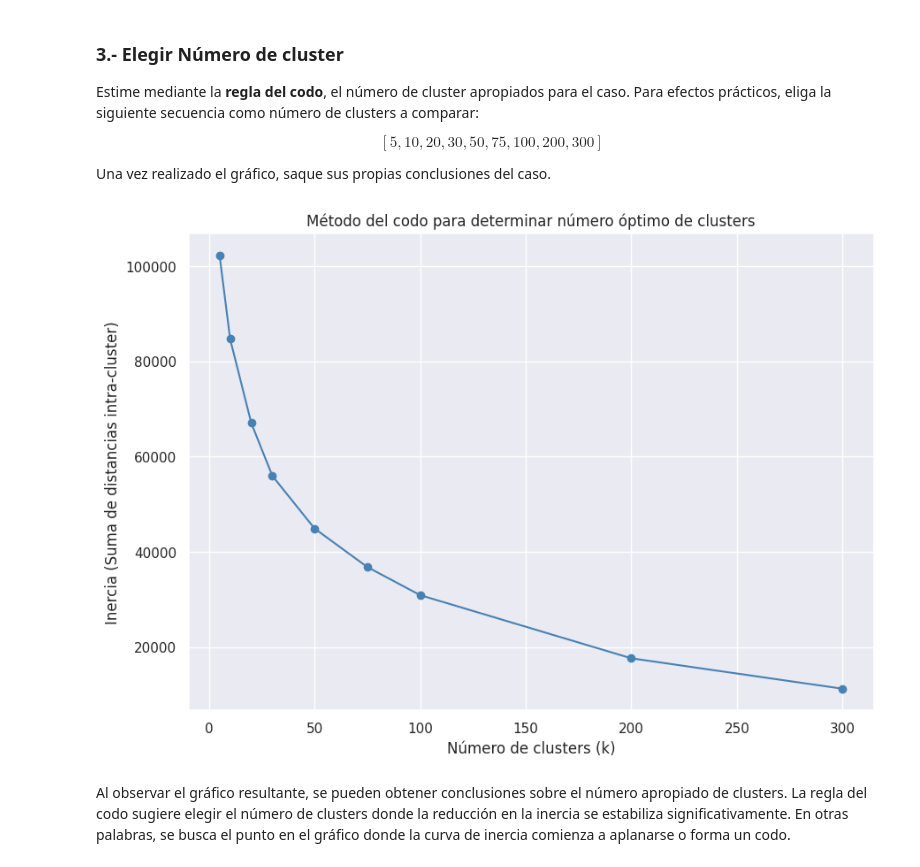
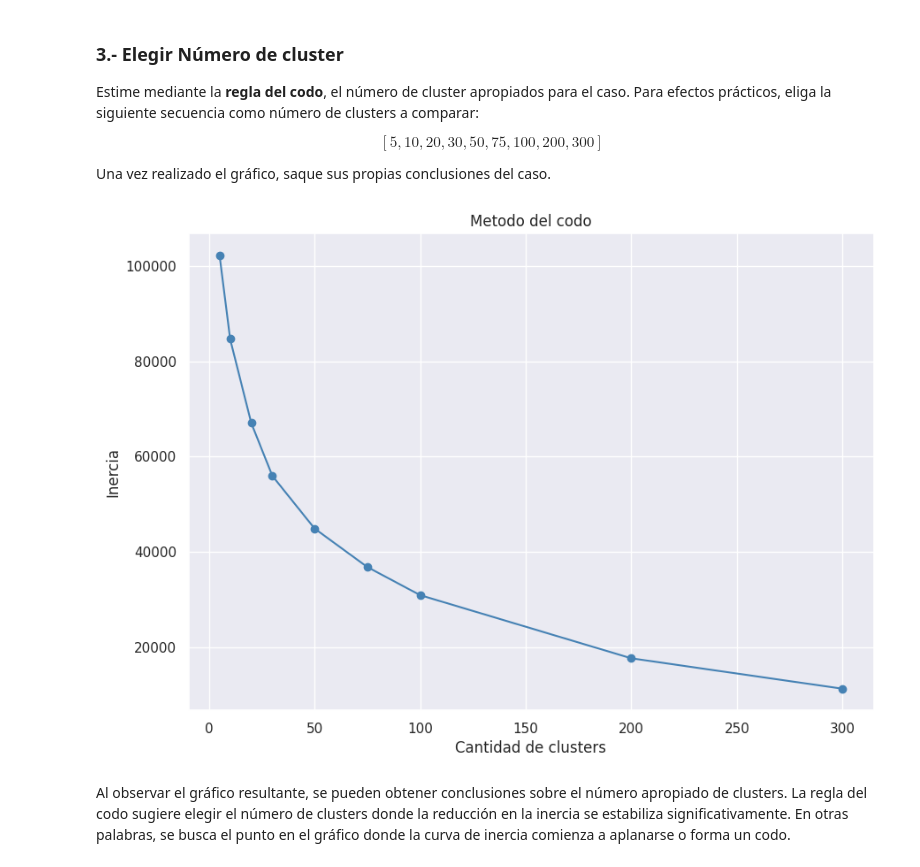
Before and after one commit to baitiarecorvalan/MAT281-Entregables, a Jupyter notebook: docs/codes/labs/lab_08.ipynb, the cells around one changed output. Drawn from its saved outputs; the diff is of its cells as text; code cells hidden in the pictures.

```diff
--- a/docs/codes/labs/lab_08.ipynb
+++ b/docs/codes/labs/lab_08.ipynb
@@ -212,16 +212,16 @@ for i in cant_cluster:
     kmeans.fit(df_procesado.drop(columns="cluster"))  # analizamos sin la columna cluster
     inercias.append(kmeans.inertia_)
 # %%
-# Graficar regla del codo
+# graficamos la regla del codo
 plt.figure(figsize=(10,7))
-plt.plot(cant_cluster, inercias, marker='o', linestyle='-', color='steelblue')
-plt.title('Método del codo para determinar número óptimo de clusters')
-plt.xlabel('Número de clusters (k)')
-plt.ylabel('Inercia (Suma de distancias intra-cluster)')
+plt.plot(cant_cluster,inercias, marker='o',linestyle='-', color='steelblue')
+plt.title('Metodo del codo')
+plt.xlabel('Cantidad de clusters')
+plt.ylabel('Inercia')
 plt.grid(True)
 plt.show()
 # %% [output]
-[figure, old version]
+[figure, new version]
 # %% [markdown]
 Al observar el gráfico resultante, se pueden obtener conclusiones sobre el número apropiado de clusters. La regla del codo sugiere elegir el número de clusters donde la reducción en la inercia se estabiliza significativamente. En otras palabras, se busca el punto en el gráfico donde la curva de inercia comienza a aplanarse o forma un codo.
 # %% [markdown]
```
